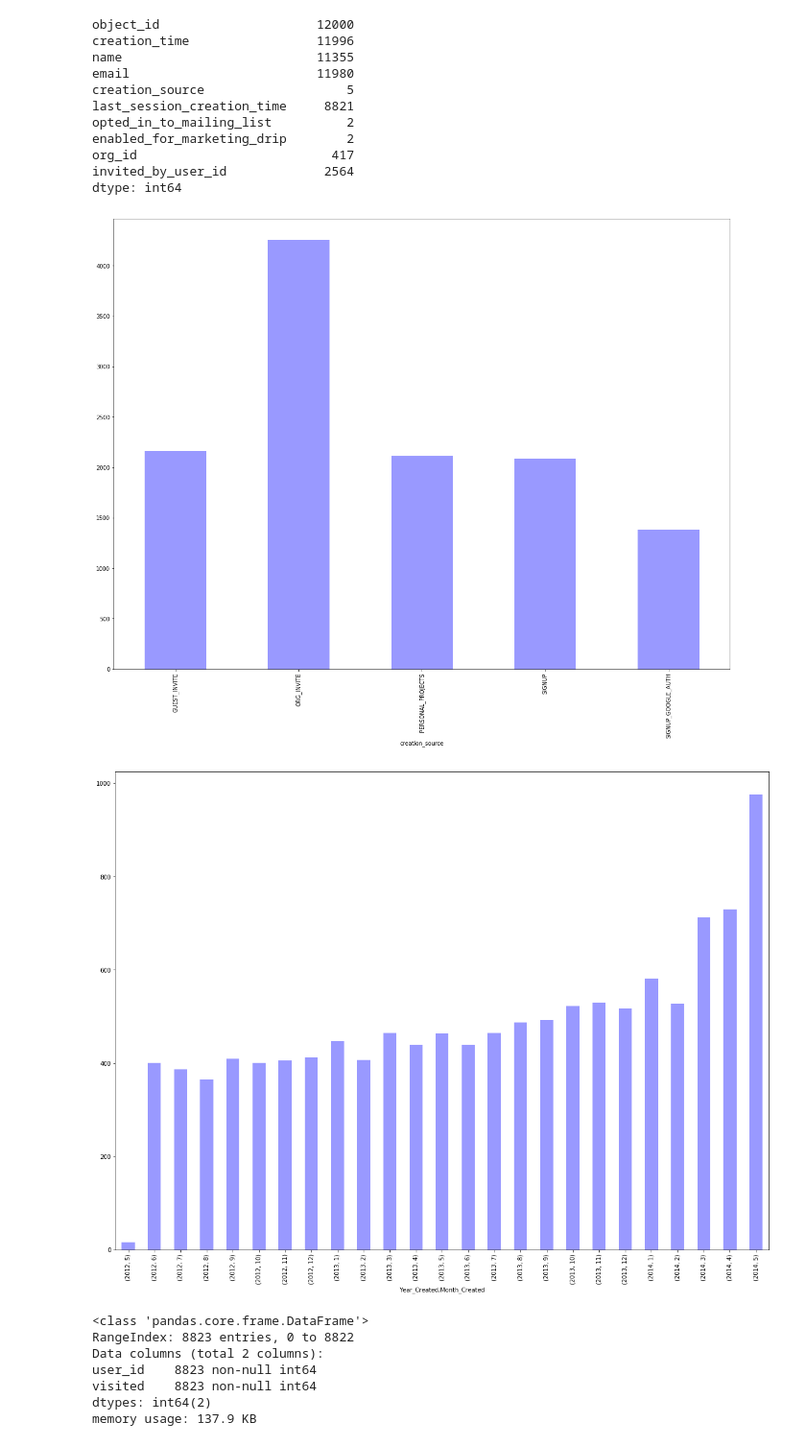
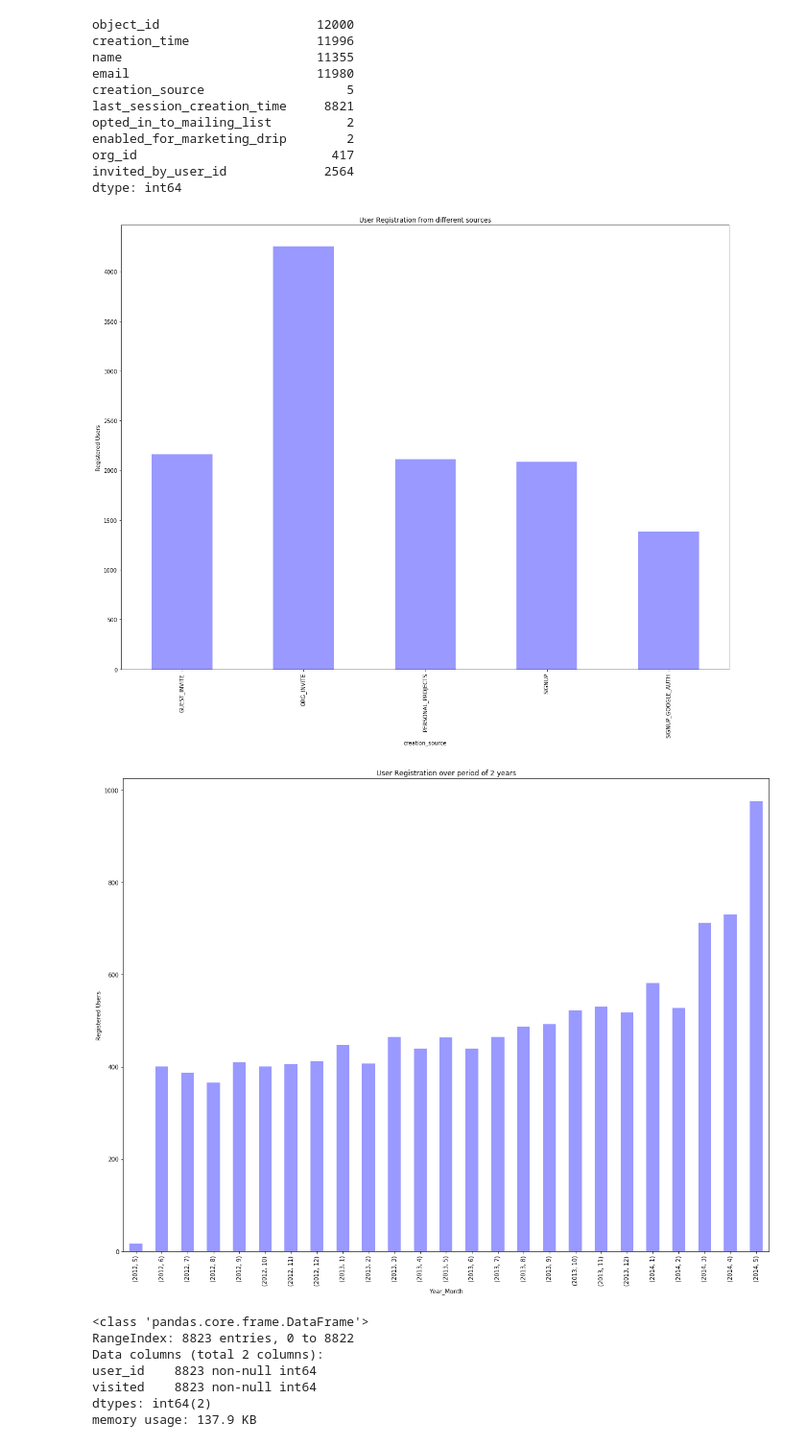
Before and after one commit to samudassir/miniprojects, a Jupyter notebook: relax_challenge/Relax_Inc._Challenge.ipynb, the cells around one changed output. Shown at 96% size. Cells and saved outputs as stored; diff of their text form; code cells hidden in the pictures.

```diff
--- a/relax_challenge/Relax_Inc._Challenge.ipynb
+++ b/relax_challenge/Relax_Inc._Challenge.ipynb
@@ -42,18 +42,24 @@ invited_by_user_id             2564
 dtype: int64
 # %%
 users.groupby('creation_source')['object_id'].count().plot(kind='bar',color='blue', alpha=0.4)
+plt.title('User Registration from different sources')
+plt.xlabel('creation_source')
+plt.ylabel('Registered Users')
 _ = plt.rcParams['figure.figsize'] = [20, 15]
 plt.show()
 # %% [output]
-[figure, old version]
+[figure, new version]
 # %%
 users['Year_Created'] = pd.DatetimeIndex(users['creation_time']).year
 users['Month_Created'] = pd.DatetimeIndex(users['creation_time']).month
 # %%
 users.groupby(['Year_Created','Month_Created'])['object_id'].count().plot(kind='bar',color='blue', alpha=0.4)
+plt.title('User Registration over period of 2 years')
+plt.xlabel('Year_Month')
+plt.ylabel('Registered Users')
 plt.show()
 # %% [output]
-[figure, old version]
+[figure, new version]
 # %%
 usage_agg = usage.groupby(['user_id'])['visited'].sum().reset_index()
 # %%
```
Also changed, not shown: parts of 4 cells of this notebook.
